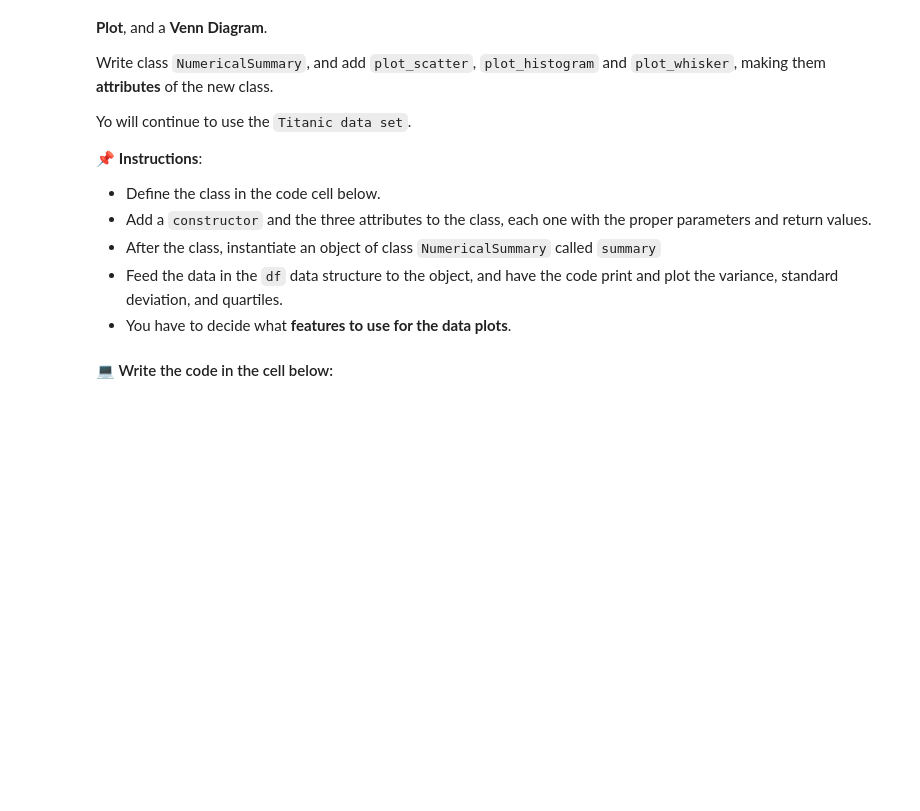
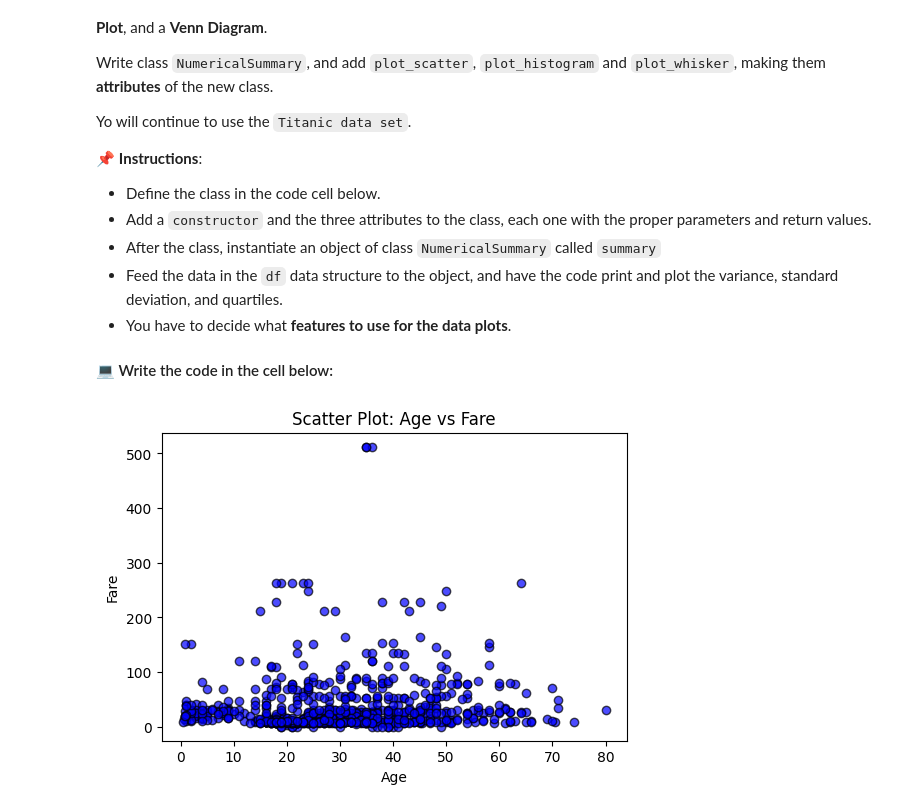
Before and after one commit to abdullahiabdirizak32-hub/DataStructuresWorkshop-Group2, a Jupyter notebook: IntroToDataStructures_Workshop_challenge.ipynb, the cells around one changed output. Saved outputs shown, nothing was run; the diff lists cells and outputs as text; code cells hidden in the pictures; blank space fills up the shorter version.

```diff
--- a/IntroToDataStructures_Workshop_challenge.ipynb
+++ b/IntroToDataStructures_Workshop_challenge.ipynb
@@ -1324,0 +1298,86 @@ class NumericalSummary:
+# %%
+## 📋 Numerical Summary Notebook
+
+import pandas as pd
+import matplotlib.pyplot as plt
+from matplotlib_venn import venn2
+
+# Load the Titanic dataset
+df = pd.read_csv("./data/titanic_data.csv")
+
+
+# ---------------- NumericalSummary Class ----------------
+class NumericalSummary:
+    def __init__(self, dataframe):
+        self.df = dataframe
+
+    # ----------- Numerical Plots -----------
+    def plot_scatter(self, x_col, y_col):
+        plt.figure(figsize=(6,4))
+        plt.scatter(self.df[x_col], self.df[y_col], alpha=0.7, c="blue", edgecolor="k")
+        plt.title(f"Scatter Plot: {x_col} vs {y_col}")
+        plt.xlabel(x_col)
+        plt.ylabel(y_col)
+        plt.show()
+
+    def plot_histogram(self, col, bins=20):
+        plt.figure(figsize=(6,4))
+        plt.hist(self.df[col].dropna(), bins=bins, color="skyblue", edgecolor="black", alpha=0.7)
+        plt.title(f"Histogram of {col}")
+        plt.xlabel(col)
+        plt.ylabel("Frequency")
+        plt.show()
+
+    def plot_whisker(self, col):
+        plt.figure(figsize=(6,4))
+        plt.boxplot(self.df[col].dropna(), patch_artist=True,
+                    boxprops=dict(facecolor="lightgreen"))
+        plt.title(f"Box-Whisker Plot of {col}")
+        plt.ylabel(col)
+        plt.show()
+
+    # ----------- Summary Statistics -----------
+    def summary_stats(self, col):
+        variance = self.df[col].var()
+        std_dev = self.df[col].std()
+        quartiles = self.df[col].quantile([0.25, 0.5, 0.75])
+        print(f"Summary Statistics for '{col}':")
+        print(f"Variance: {variance:.2f}")
+        print(f"Standard Deviation: {std_dev:.2f}")
+        print(f"Quartiles:\n{quartiles}\n")
+
+    # ----------- Categorical Venn Diagram -----------
+    def plot_venn(self, col1, col2, val1=None, val2=None):
+
+        #Create a Venn diagram comparing two categorical features.
+        if val1 is None:
+            val1 = self.df[col1].unique()[0]
+        if val2 is None:
+            val2 = self.df[col2].unique()[0]
+
+        set1 = set(self.df[self.df[col1] == val1].index)
+        set2 = set(self.df[self.df[col2] == val2].index)
+
+        plt.figure(figsize=(6,4))
+        venn2([set1, set2], set_labels=(f"{col1}={val1}", f"{col2}={val2}"),
+              set_colors=("skyblue", "lightgreen"), alpha=0.6)
+        plt.title(f"Venn Diagram: {col1} vs {col2}")
+        plt.show()
+
+
+# ---------------- Instantiate and Use ----------------
+summary = NumericalSummary(df)
+
+# Numerical Plots
+summary.plot_scatter("Age", "Fare")
+summary.plot_histogram("Age")
+summary.plot_whisker("Age")
+
+# Summary Statistics
+summary.summary_stats("Age")
+summary.summary_stats("Fare")
+
+# Categorical Venn Diagrams
+summary.plot_venn("Survived", "Pclass")  # default first category of each
+# %% [output]
+[figure, added]
```
Also changed, not shown: parts of 3 cells of this notebook.
